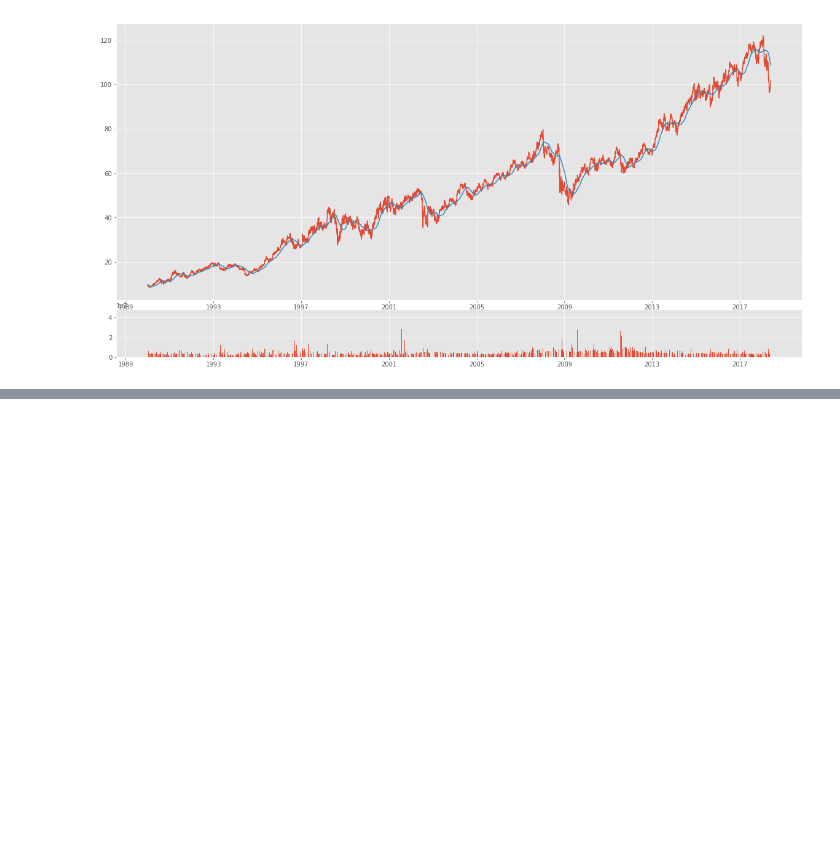
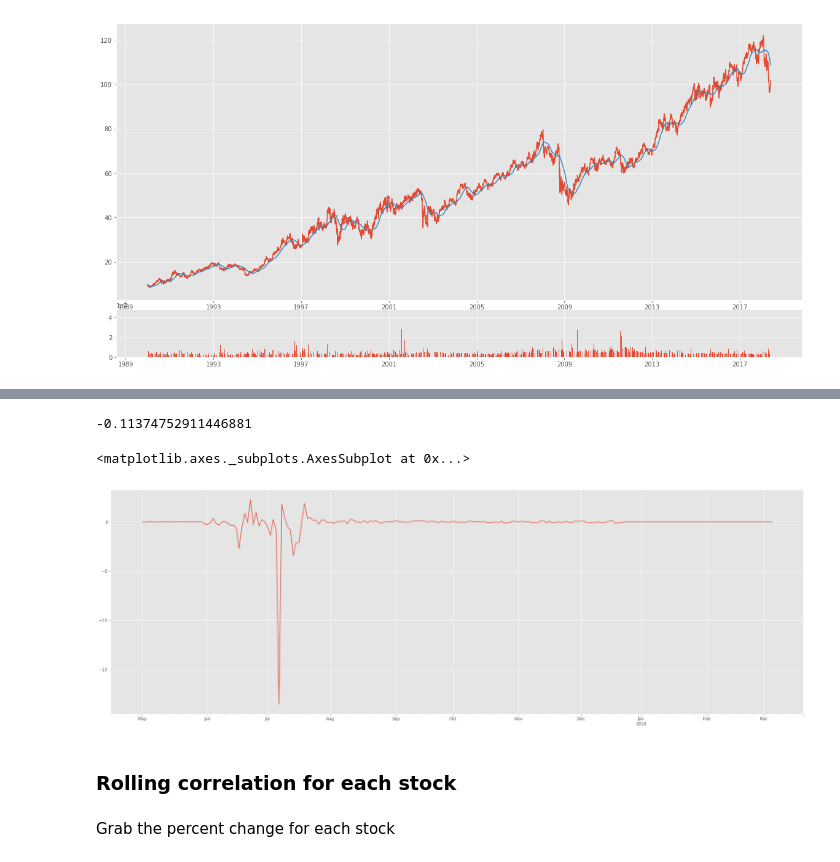
Before and after one commit to dmf42186/MSDS-7333-Quantifying-the-World, a Jupyter notebook: Unit 4 Case Study/CaseStudy3_Tims_Notebook.ipynb, the cells around one changed output, grey strips where cells are left out. Drawn from its saved outputs; the diff is of its cells as text; code cells hidden in the pictures; blank space fills up the shorter version.

```diff
--- a/Unit 4 Case Study/CaseStudy3_Tims_Notebook.ipynb
+++ b/Unit 4 Case Study/CaseStudy3_Tims_Notebook.ipynb
@@ -113,0 +189,26 @@ plt.show()
+# %%
+def get_roll_weights(start, expiry, items, roll_periods=5):
+    # start : first date to compute weighting DataFrame
+    # expiry : Series of ticker -> expiration dates
+    # items : sequence of contract names
+    dates = pd.date_range(start, expiry[-1], freq='B')
+    weights = DataFrame(np.zeros((len(dates), len(items))),
+    index=dates, columns=items)
+    prev_date = weights.index[0]
+
+    for i, (item, ex_date) in enumerate(expiry.iteritems()):
+        if i < len(expiry) - 1:
+            weights.loc[prev_date:ex_date - pd.offsets.BDay(), item] = 1
+            roll_rng = pd.date_range(end=ex_date - pd.offsets.BDay(),
+            periods=roll_periods + 1, freq='B')
+            decay_weights = np.linspace(0, 1, roll_periods + 1)
+            weights.loc[roll_rng, item] = 1 - decay_weights
+            weights.loc[roll_rng, expiry.index[i + 1]] = decay_weights
+        else:
+            weights.loc[prev_date:, item] = 1
+
+        prev_date = ex_date
+
+    return weights
+# %%
+weights = get_roll_weights('5/1/2018', expiry, prices.columns)
@@ -113,0 +227,13 @@ plt.show()
+# %%
+rolled_returns = (prices.pct_change() * weights).sum(1)
+# %%
+rolled_returns['2018-05-01':].mean()
+# %% [output]
+-0.11374752911446881
+# %%
+rolled_returns['2018-05-01':].plot()
+# %% [output]
+<matplotlib.axes._subplots.AxesSubplot at 0x...>
+[figure, added]
+# %% [markdown]
+### Rolling correlation for each stock
@@ -113,0 +252,2 @@ plt.show()
+# %% [markdown]
+Grab the percent change for each stock
```
Also changed, not shown: parts of 31 cells of this notebook.
